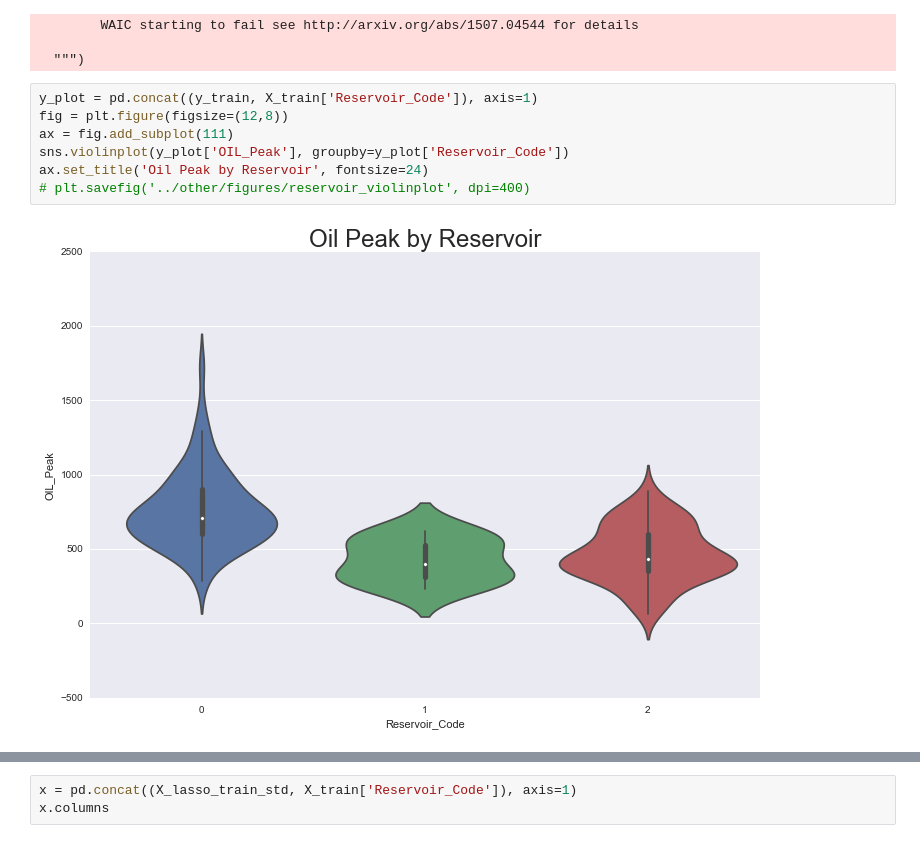
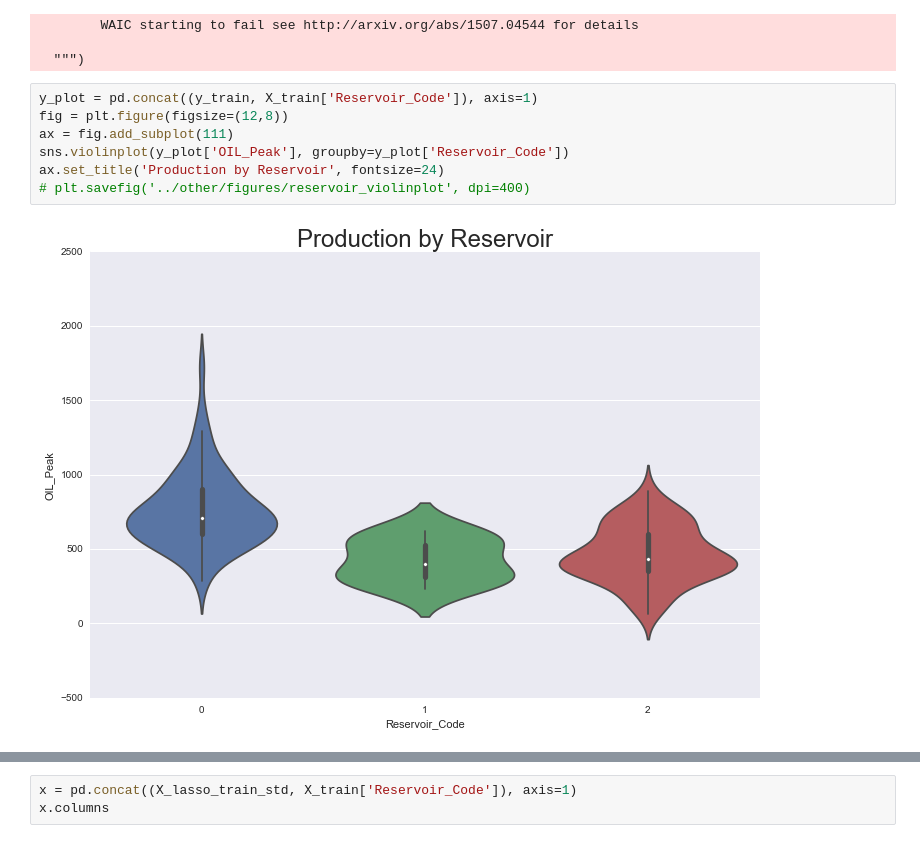
Before and after one commit to jpgrana/bayesian-approach-predicting-well-production, a Jupyter notebook: model_reservoir.ipynb, the cells around one changed output, grey strips where cells are left out. Cells and saved outputs as stored; diff of their text form.

```diff
--- a/model_reservoir.ipynb
+++ b/model_reservoir.ipynb
@@ -166,12 +166,12 @@ Train_WAIC: 1806.96252333
 # %%
 y_plot = pd.concat((y_train, X_train['Reservoir_Code']), axis=1)
 fig = plt.figure(figsize=(12,8))
 ax = fig.add_subplot(111)
 sns.violinplot(y_plot['OIL_Peak'], groupby=y_plot['Reservoir_Code'])
-ax.set_title('Oil Peak by Reservoir', fontsize=24)
+ax.set_title('Production by Reservoir', fontsize=24)
 # plt.savefig('../other/figures/reservoir_violinplot', dpi=400)
 # %% [output]
-[figure, old version]
+[figure, new version]
 # %%
 y_plot = pd.concat((y_train, X_train['Field_Code']), axis=1)
 fig = plt.figure(figsize=(12,8))
```
Also changed, not shown: parts of 1 cell of this notebook, 2 other files.
